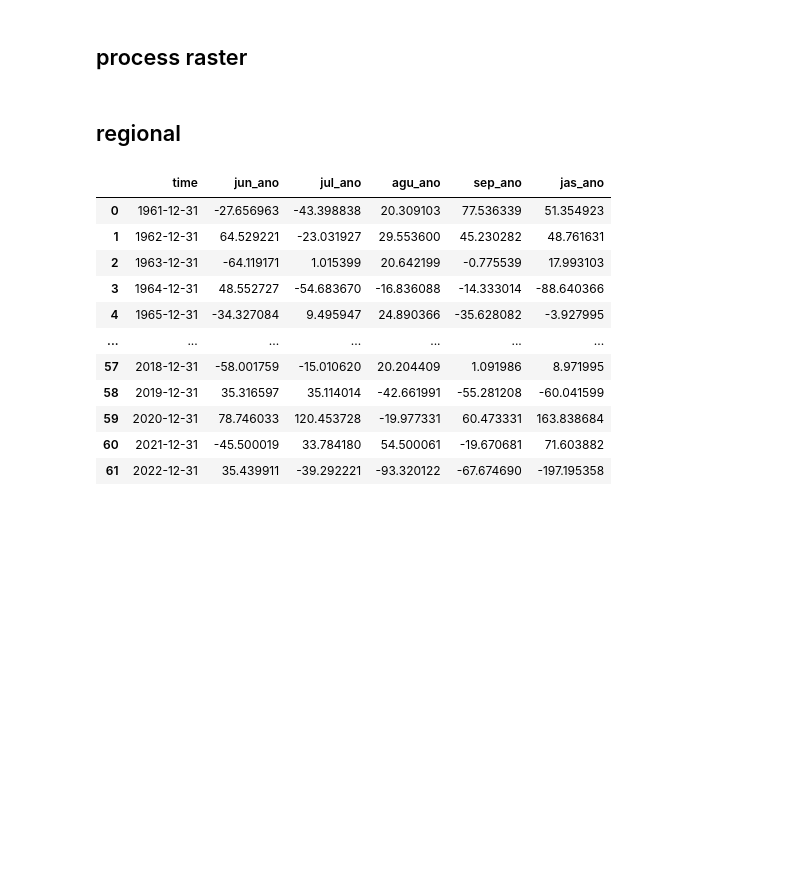
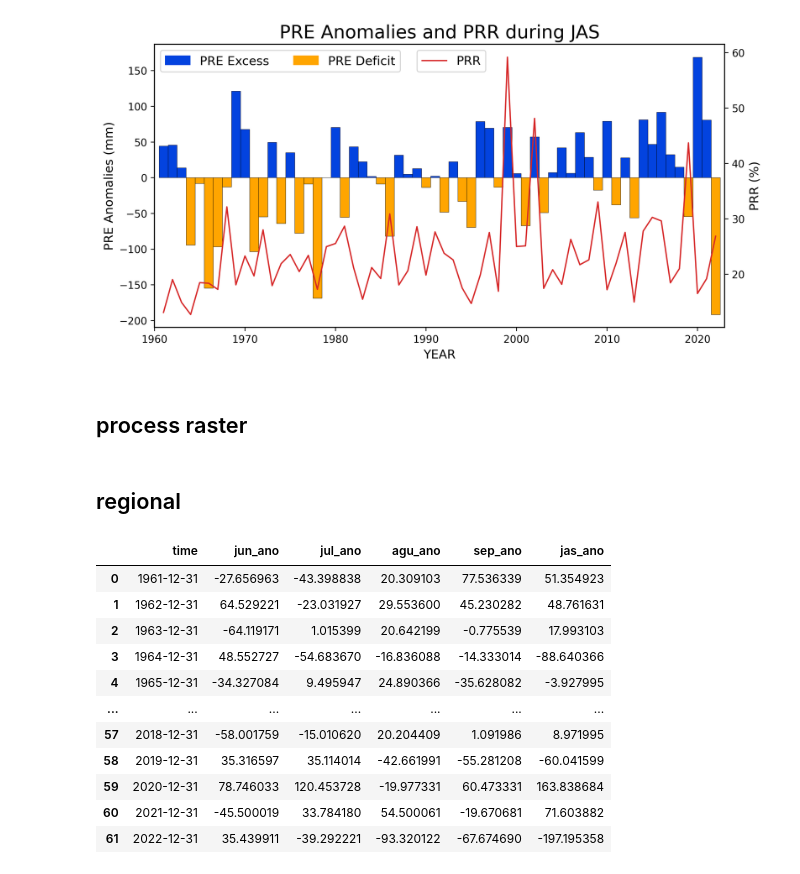
Before and after one commit to BaoniLi/HydroclimateData, a Jupyter notebook: CHM_PRE.ipynb, the cells around one changed output. Drawn from its saved outputs; the diff is of its cells as text; code cells hidden in the pictures; blank space fills up the shorter version.

```diff
--- a/CHM_PRE.ipynb
+++ b/CHM_PRE.ipynb
@@ -42,3 +61,34 @@ ds1.to_netcdf('/portal1/dell/li-b/multiregression/pre1.nc')
+# %%
+import matplotlib.patches as mpatches
+date = np.arange(1961,2023)
+v1 = pprr['jas_ano']
+v2 = pprr['PRR']
+
+fig, ax = plt.subplots(1,1,dpi=300,figsize=(10,5))
+
+colors = ['#0343DF' if v > 0 else 'orange' for v in v1]
+ax.bar(date, v1, width=1, linewidth=0.3, color=colors, edgecolor='black')
+ax1 = ax.twinx()
+ax1.plot(date, v2,color='tab:red',lw=1.3, ls='-', label='PRR')
+
+ax.set_ylabel('PRE Anomalies (mm)',fontsize=12)
+ax1.set_ylabel('PRR (%)',fontsize=12)
+ax.set_xlabel('YEAR',fontsize=12)
+
+#figname = filename.replace('.txt','')
+ax.set_title('PRE Anomalies and PRR during JAS',fontsize=18)
+ax.set_xlim(date[0]-1, date[-1]+1)
+for spine in ax.spines.values():
+    spine.set_linewidth(1)
+excess_patch = mpatches.Patch(color='#0343DF', label='PRE Excess')
+deficit_patch = mpatches.Patch(color='orange', label='PRE Deficit')
+# Adding legends for both the bar chart and line plot
+legend1 = ax.legend(handles=[excess_patch, deficit_patch], loc="upper left", bbox_to_anchor=(0, 1), bbox_transform=ax.transAxes, ncol=2, fontsize=12)
+legend2 = ax1.legend(loc="upper left", bbox_to_anchor=(0.45, 1), bbox_transform=ax.transAxes, ncol=1, fontsize=12)
+plt.savefig('/portal1/dell/li-b/manu1_fig/S2.png', dpi=300, bbox_inches='tight')
+plt.show()
+# %% [output]
+[figure, added]
 # %% [markdown]
 ## process raster
 # %%
```
Also changed, not shown: parts of 6 cells of this notebook.
